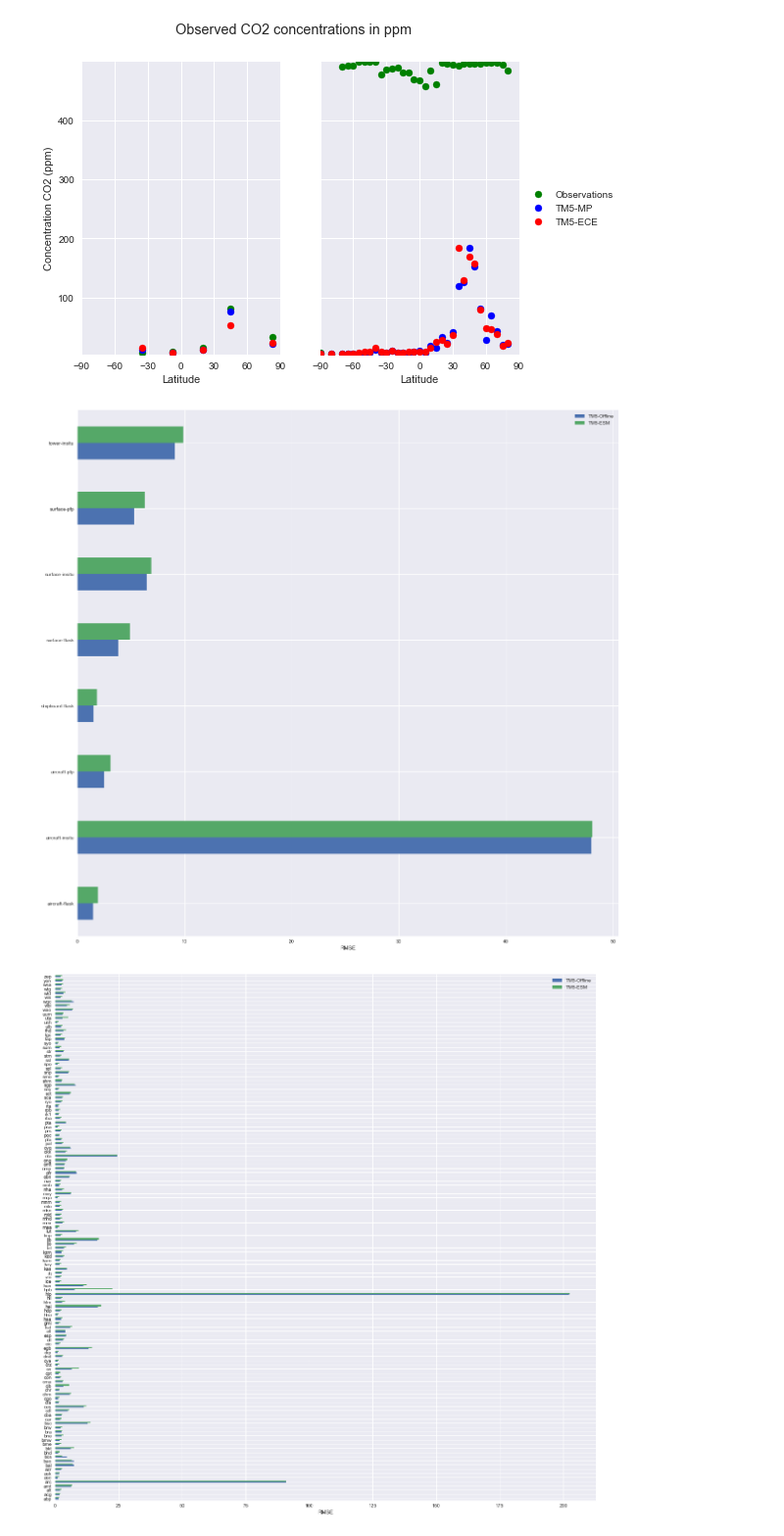
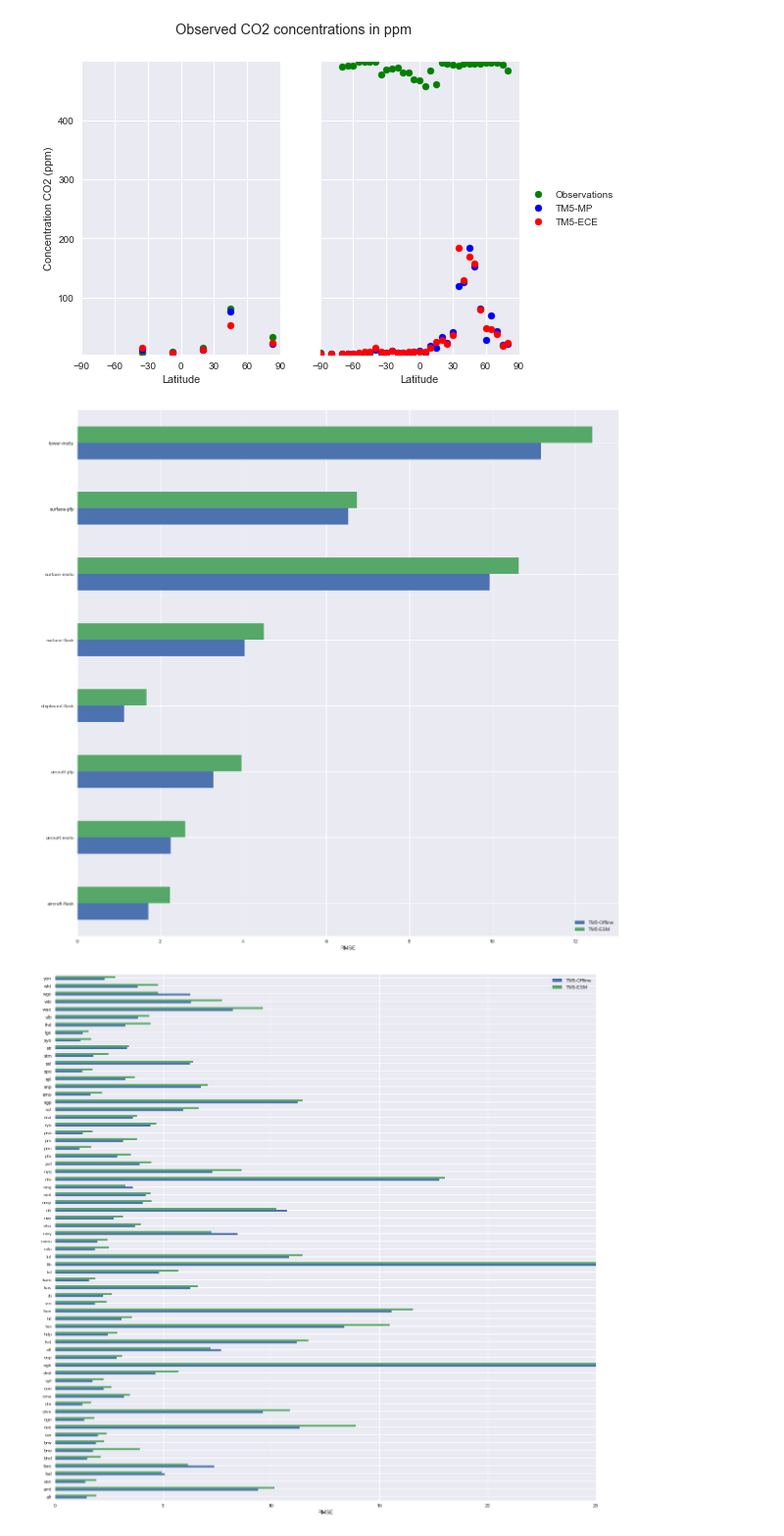
Before and after one commit to Killaars/PhD, a Jupyter notebook: Pictures_Helsinki.ipynb, the cells around one changed output. Shown at 98% size. Saved outputs shown, nothing was run; the diff lists cells and outputs as text; code cells hidden in the pictures.

```diff
--- a/Pictures_Helsinki.ipynb
+++ b/Pictures_Helsinki.ipynb
@@ -164,7 +164,7 @@ for root, dirs, files in os.walk(os.path.join(path,'sample_flasks')):
             ECE_filename = 'flask_output_ECE_'+file[19:]
 
             flask_in = os.path.join(path,'sample_flasks',file)
-            flask_mp = os.path.join(path,'TM5_offline',TM5_MP_filename)
+            flask_mp = os.path.join(path,'TM5_offline_newmeteo',TM5_MP_filename)
             flask_esm = os.path.join(path,'TM5_ESM',ECE_filename)
 
             flask_in_fh = nc.Dataset(flask_in,mode='r')
@@ -303,7 +303,7 @@ for root, dirs, files in os.walk(os.path.join(path,'sample_flasks')):
             ECE_filename = 'flask_output_ECE_'+file[19:]
 
             flask_in = os.path.join(path,'sample_flasks',file)
-            flask_mp = os.path.join(path,'TM5_offline',TM5_MP_filename)
+            flask_mp = os.path.join(path,'TM5_offline_newmeteo',TM5_MP_filename)
             flask_esm = os.path.join(path,'TM5_ESM',ECE_filename)
 
             flask_in_fh = nc.Dataset(flask_in,mode='r')
@@ -652,7 +652,7 @@ for root, dirs, files in os.walk(os.path.join(path,'sample_flasks')):
             ECE_filename = 'flask_output_ECE_'+file[19:]
 
             flask_in = os.path.join(path,'sample_flasks',file)
-            flask_mp = os.path.join(path,'TM5_offline',TM5_MP_filename)
+            flask_mp = os.path.join(path,'TM5_offline_newmeteo',TM5_MP_filename)
             flask_esm = os.path.join(path,'TM5_ESM',ECE_filename)
 
             flask_in_fh = nc.Dataset(flask_in,mode='r')
@@ -848,7 +848,7 @@ df = pd.DataFrame({'A_fin_obs' : fin_obs*1000000,
                    'I_obs_loc' : obs_loc},index=obs_num)
 
 #Select the timeframe to make the plots
-#df = df[(df.G_date>'2008-07-01') & (df.G_date<'2008-08-31')]
+df = df[(df.G_date>'2008-07-01') & (df.G_date<'2008-08-31')]
 
 CBW = (df.E_lat>51) & (df.E_lat<52) & (df.F_lon>4) & (df.F_lon<5) & (df.D_alt>150) & (df.D_alt<200)#Cabauw in the Netherlands
 PAL = (df.E_lat>67) & (df.E_lat<68) & (df.F_lon>24) & (df.F_lon<25) #PALLAS in Finland
@@ -874,39 +874,40 @@ df['K_TM5_ESM'] = (df['C_fesm_obs']-df['A_fin_obs'])**2
 #group the difference(column-J) by type and give the mean and the count, two dataframes, Offline and ESM
 sample_type_off = df['J_TM5_offline'].groupby(df['H_obs_id']).agg({'mean':np.mean,'count':"count"})
 sample_type_esm = df['K_TM5_ESM'].groupby(df['H_obs_id']).agg({'mean':np.mean,'count':"count"})
 #Merge the two dataframes together
 pieces_type = [sample_type_off,sample_type_esm]
 sample_type=pd.concat(pieces_type,keys=['TM5-Offline','TM5-ESM'])
 #Calculate the RMSE by giving the sqrt of the mean (mean was the square of the differences for each type)
 sample_type['RMSE']=np.sqrt(sample_type['mean'])
 
 #calculation of RMSE of the different locations of measurement, see above for method
-#Use only stations with 10 or more measurements
+#Use only stations with 20 or more measurements
 count_loc = df['I_obs_loc'].value_counts()
-count_loc[count_loc > 9]
+count_loc[count_loc > 19]
 df_loc = df[df['I_obs_loc'].isin(count_loc[count_loc > 9].index)]
 sample_loc_off = df_loc['J_TM5_offline'].groupby(df_loc['I_obs_loc']).agg({'mean':np.mean,'count':"count"})
 sample_loc_esm = df_loc['K_TM5_ESM'].groupby(df_loc['I_obs_loc']).agg({'mean':np.mean,'count':"count"})
 pieces_loc = [sample_loc_off,sample_loc_esm]
 sample_loc=pd.concat(pieces_loc,keys=['TM5-Offline','TM5-ESM'])
 sample_loc['RMSE']=np.sqrt(sample_loc['mean'])
 
 
 #Plot the dataframes in barplots. First unstack them, keeping only the RMSE
 plot_type=sample_type['RMSE'].unstack(level=0)
 plot_type.index.name = '' #Setting the index name to '', otherwise the name is printed as label
 ax1 = plot_type.plot.barh(figsize=(20,20))
-plt.savefig('RMSE_type.png')
+#plt.savefig('RMSE_type.png')
 plot_loc=sample_loc['RMSE'].unstack(level=0)
 plot_loc.index.name = ''
 ax2 = plot_loc.plot.barh(figsize=(20,20))
 ax1.set_xlabel("RMSE")
 ax2.set_xlabel("RMSE")
-plt.savefig('RMSE_stations.png')
+plt.xlim(0,25)
+#plt.savefig('RMSE_stations.png')
 plt.show()
 # %% [output]
-[figure, old version]
+[figure, new version]
-[figure, old version]
+[figure, new version]
 # %%
 # Timeseries of chosen plot (comparable to figure 1), uses the data calculated by the previous block.
 # Can afterwards be run multiple times for chosen stations
```
Also changed, not shown: parts of 6 cells of this notebook, 5 other files.
